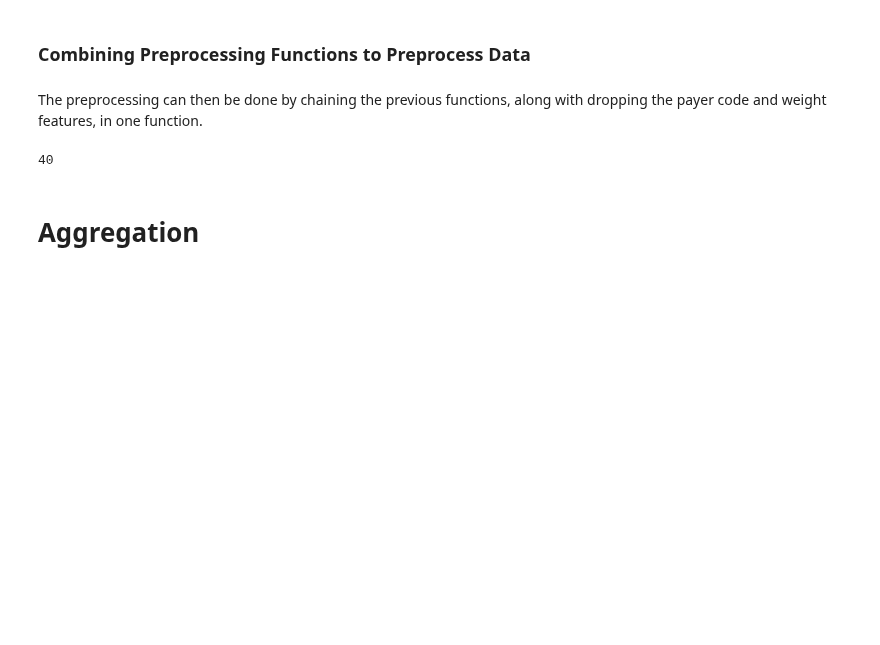
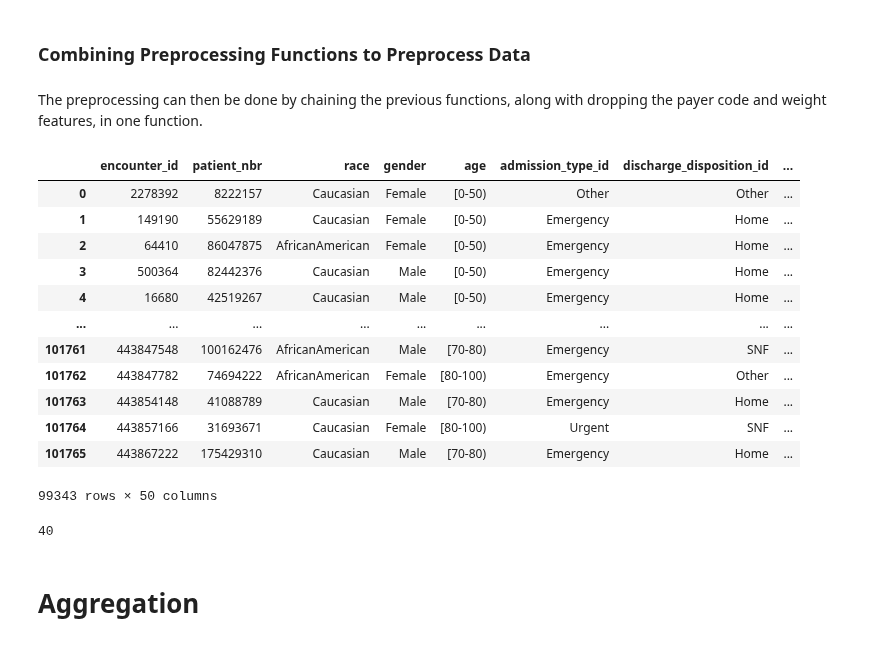
Before and after one commit to stevenworthington/cs109a_final_project, a Jupyter notebook: milestones/ms4/MS4_data_agg.ipynb, the cells around one changed output. Drawn from its saved outputs; the diff is of its cells as text; code cells hidden in the pictures; blank space fills up the shorter version.

```diff
--- a/milestones/ms4/MS4_data_agg.ipynb
+++ b/milestones/ms4/MS4_data_agg.ipynb
@@ -224,11 +226,11 @@ def process_diag_codes(df):
     group_to_code_patterns['circulatory']=r'(39[0-9])|(45[0-9])|(785)'
     group_to_code_patterns['respiratory']=r'(4[6-9][0-9])|(5[0-1][0-9])|(786)'
     group_to_code_patterns['digestive']=r'(5[2-7][0-9])|(787)'
-    group_to_code_patterns['injury']=r'([8|9][0-9][0-9])'
+    group_to_code_patterns['injury']=r'([8|9][0-9][0-9])|(E[8|9][0-9][0-9])'
     group_to_code_patterns['musculoskeletal']=r'(7[1-3][0-9])'
     group_to_code_patterns['genitournary']=r'(5[8-9][0-9])|(6[0-2][0-9])|(788)'
     group_to_code_patterns['neoplasms']=r'(1[4-9][0-9])|(2[0-9][0-9])|(78(0|1|4))|(79[0-9])|(2[4-7][0-9])|(6[8-9][0-9])|(70[0-9])|(782)'
-    group_to_code_patterns['other']=r'(V[0-9]+)|([0-9]+)'
+    group_to_code_patterns['other']=r'(V[0-9]+)|([0-9]+)|other.*'
 
     for diag in ['diag_1','diag_2','diag_3']:
         df_copy[diag].fillna('UNK',inplace=True)
@@ -509,6 +510,24 @@ def preprocess_df(df, process_list = [process_max_glu_serum,
         df_copy = func(df_copy)
 
     return df_copy
+# %%
+df_encounters_processed = preprocess_df(df_encounters)
+# %%
+df_encounters_processed
+# %% [output]
+|  | encounter_id | patient_nbr | race | gender | age | admission_type_id | discharge_disposition_id | ... |
+| 0 | 2278392 | 8222157 | Caucasian | Female | [0-50) | Other | Other | ... |
+| 1 | 149190 | 55629189 | Caucasian | Female | [0-50) | Emergency | Home | ... |
+| 2 | 64410 | 86047875 | AfricanAmerican | Female | [0-50) | Emergency | Home | ... |
+| 3 | 500364 | 82442376 | Caucasian | Male | [0-50) | Emergency | Home | ... |
+| 4 | 16680 | 42519267 | Caucasian | Male | [0-50) | Emergency | Home | ... |
+| ... | ... | ... | ... | ... | ... | ... | ... | ... |
+| 101761 | 443847548 | 100162476 | AfricanAmerican | Male | [70-80) | Emergency | SNF | ... |
+| 101762 | 443847782 | 74694222 | AfricanAmerican | Female | [80-100) | Emergency | Other | ... |
+| 101763 | 443854148 | 41088789 | Caucasian | Male | [70-80) | Emergency | Home | ... |
+| 101764 | 443857166 | 31693671 | Caucasian | Female | [80-100) | Urgent | SNF | ... |
+| 101765 | 443867222 | 175429310 | Caucasian | Male | [70-80) | Emergency | Home | ... |
+99343 rows × 50 columns
 # %%
 max(df_encounters['patient_nbr'].value_counts())
 # %% [output]
```
Also changed, not shown: parts of 18 cells of this notebook.
